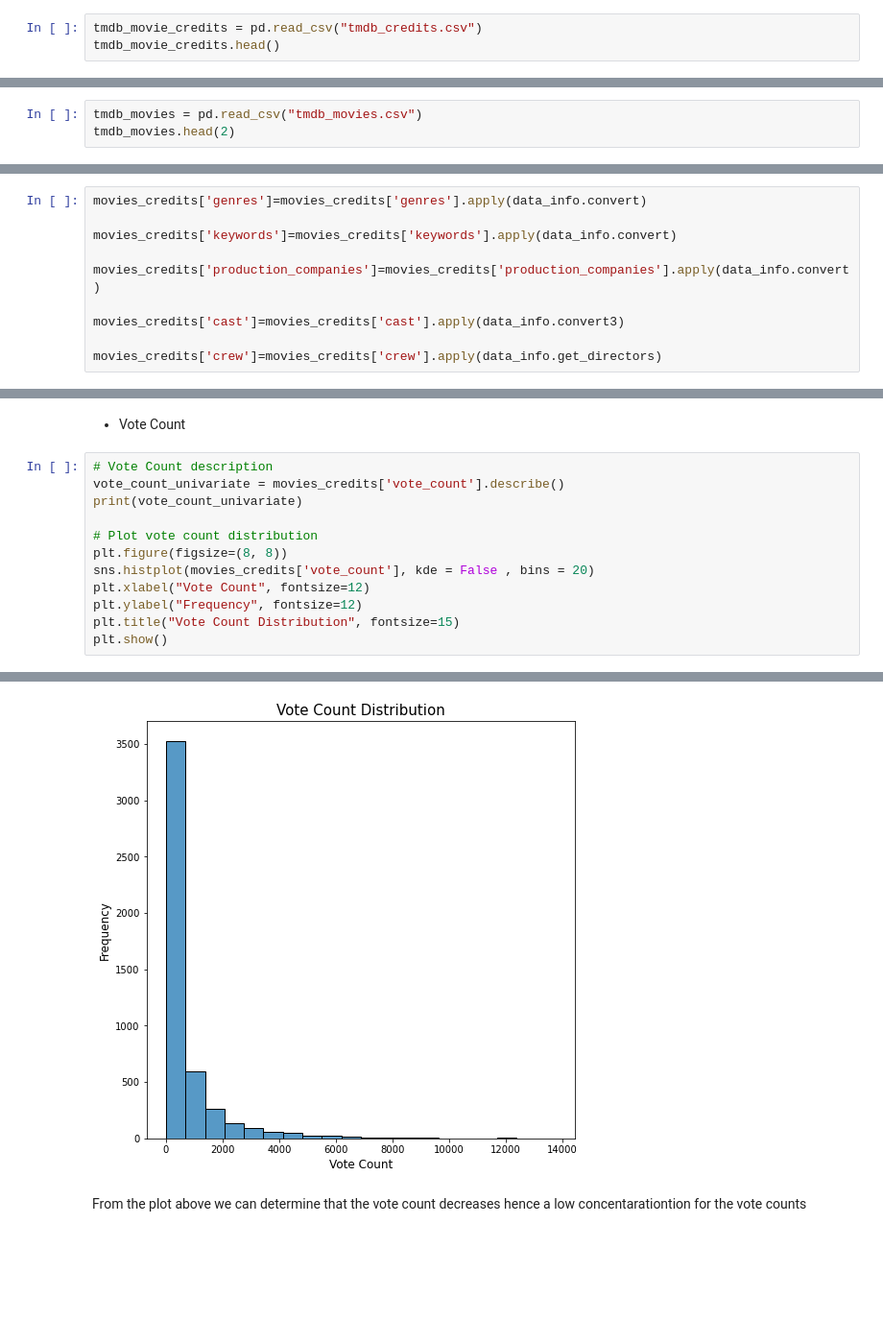
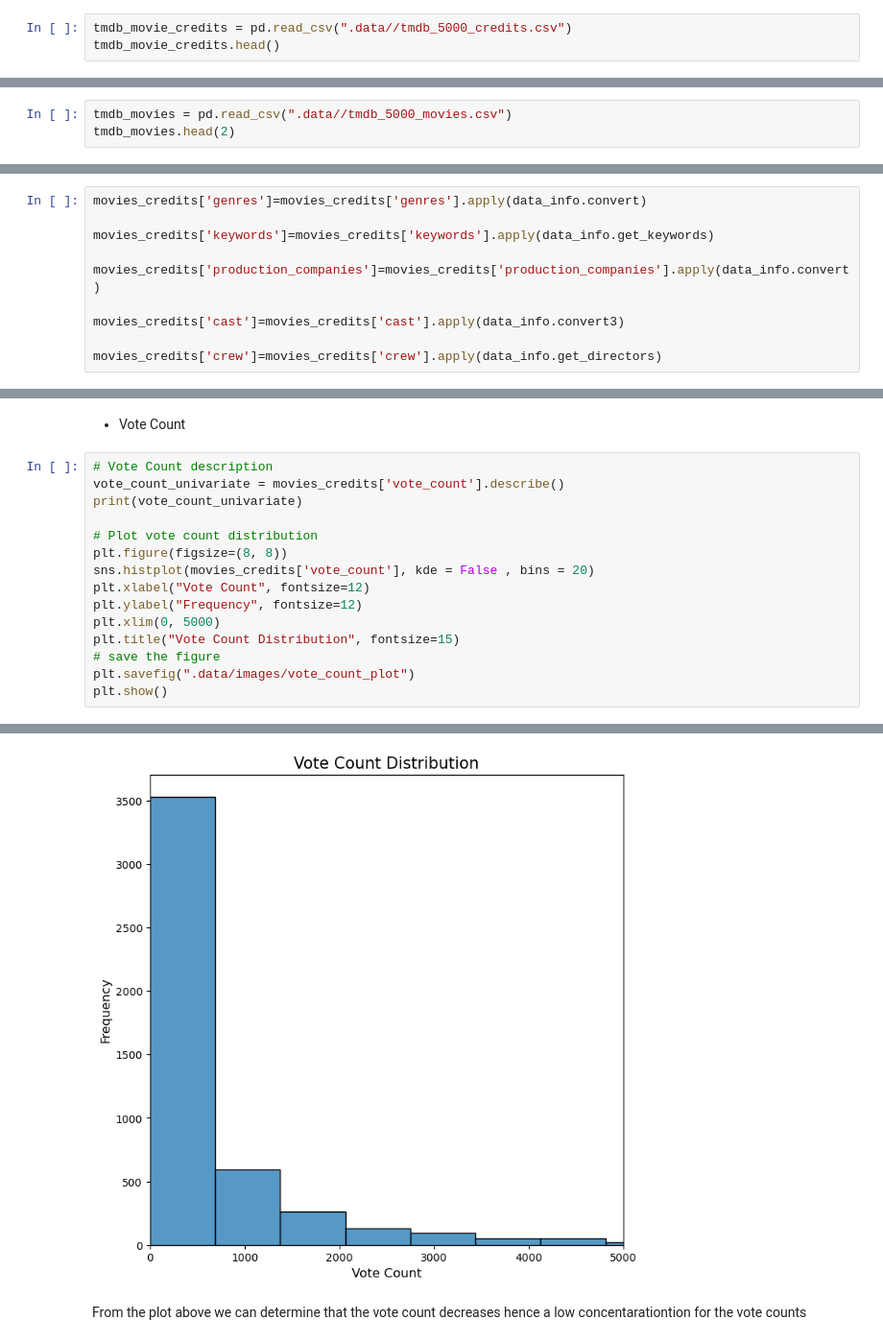
Before and after one commit to Imacharia/Movie_Recomendation, a Jupyter notebook: movv.ipynb, the cells around one changed output, grey strips where cells are left out. Shown at 96% size. Saved outputs shown, nothing was run; the diff lists cells and outputs as text; blank space fills up the shorter version.

```diff
--- a/movv.ipynb
+++ b/movv.ipynb
@@ -66,6 +75,6 @@ warnings.filterwarnings('ignore', category=UserWarning, module='matplotlib.*')
 ### Load the Datasets
  >- Movie Credits Dataset
 # %%
-tmdb_movie_credits = pd.read_csv("tmdb_credits.csv")
+tmdb_movie_credits = pd.read_csv(".data//tmdb_5000_credits.csv")
 tmdb_movie_credits.head()
 # %% [output]
@@ -73,7 +87,7 @@ FileNotFoundError: [Errno 2] No such file or directory: 'tmdb_credits.csv'
 # %% [markdown]
 >-Movies Dataset
 # %%
-tmdb_movies = pd.read_csv("tmdb_movies.csv")
+tmdb_movies = pd.read_csv(".data//tmdb_5000_movies.csv")
 tmdb_movies.head(2)
 # %% [output]
 |  | budget | genres | homepage | id | keywords | original_language | original_title | overview | ... |
@@ -185,7 +203,7 @@ movies_credits.iloc[0].genres
 # %%
 movies_credits['genres']=movies_credits['genres'].apply(data_info.convert)
 
-movies_credits['keywords']=movies_credits['keywords'].apply(data_info.convert)
+movies_credits['keywords']=movies_credits['keywords'].apply(data_info.get_keywords)
 
 movies_credits['production_companies']=movies_credits['production_companies'].apply(data_info.convert)
 
@@ -233,26 +251,29 @@ I. **Univariate Analysis**
 # %%
 # Vote Count description
 vote_count_univariate = movies_credits['vote_count'].describe()
 print(vote_count_univariate)
 
 # Plot vote count distribution
 plt.figure(figsize=(8, 8))
 sns.histplot(movies_credits['vote_count'], kde = False , bins = 20)
 plt.xlabel("Vote Count", fontsize=12)
 plt.ylabel("Frequency", fontsize=12)
+plt.xlim(0, 5000)
 plt.title("Vote Count Distribution", fontsize=15)
+# save the figure
+plt.savefig(".data/images/vote_count_plot")
 plt.show()
 # %% [output]
 count     4803.000000
 mean       690.217989
 std       1234.585891
 min          0.000000
 25%         54.000000
 50%        235.000000
 75%        737.000000
 max      13752.000000
 Name: vote_count, dtype: float64
-[figure, old version]
+[figure, new version]
 # %% [markdown]
 From the plot above we can determine that the vote count decreases hence a low concentarationtion for the vote counts
 # %% [markdown]
```
Also changed, not shown: parts of 66 cells of this notebook, 10 other files.
